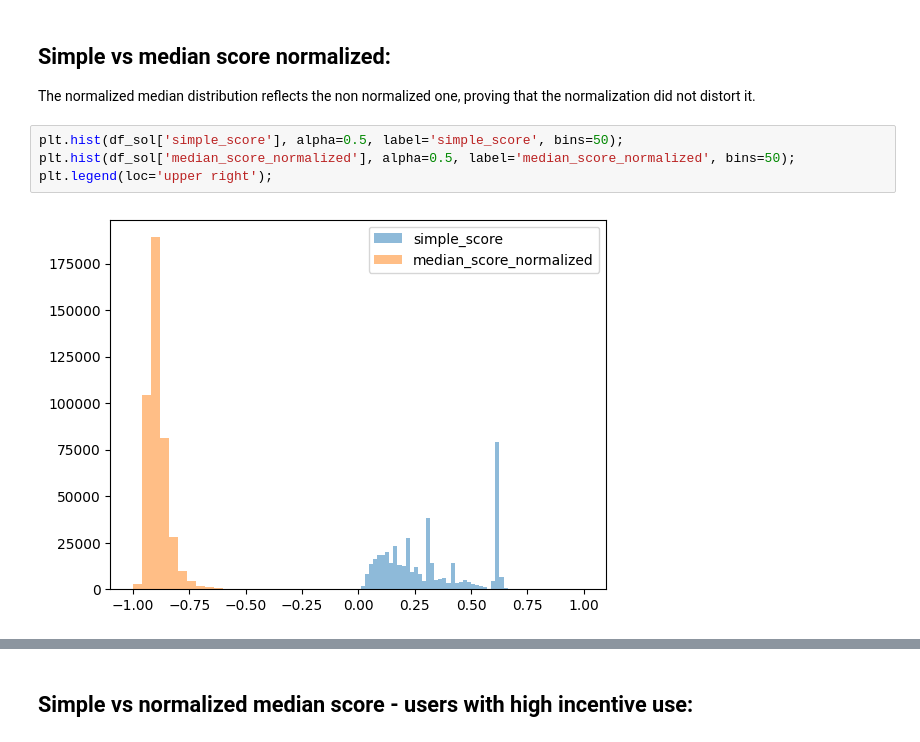
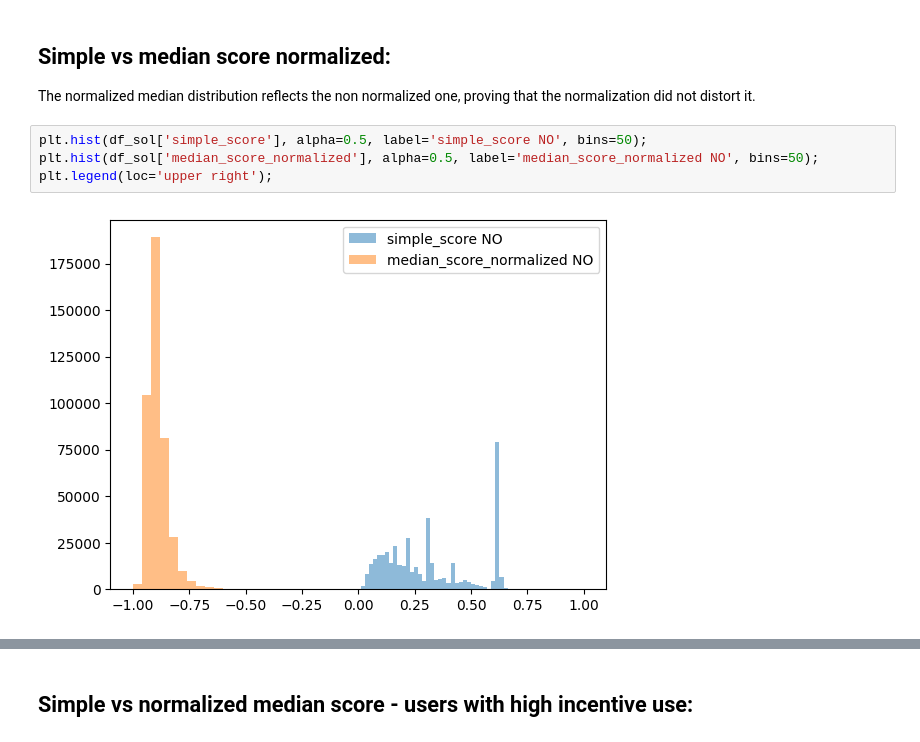
Before and after one commit to AChiaraCapuano/incentives_analysis, a Jupyter notebook: analysis_nb.ipynb, the cells around one changed output, grey strips where cells are left out. Cells and saved outputs as stored; diff of their text form.

```diff
--- a/analysis_nb.ipynb
+++ b/analysis_nb.ipynb
@@ -131,8 +204,8 @@ plt.legend(loc='upper right');
 ## Simple vs median score normalized:
 The normalized median distribution reflects the non normalized one, proving that the normalization did not distort it.
 # %%
-plt.hist(df_sol['simple_score'], alpha=0.5, label='simple_score', bins=50);
-plt.hist(df_sol['median_score_normalized'], alpha=0.5, label='median_score_normalized', bins=50);
+plt.hist(df_sol['simple_score'], alpha=0.5, label='simple_score NO', bins=50);
+plt.hist(df_sol['median_score_normalized'], alpha=0.5, label='median_score_normalized NO', bins=50);
 plt.legend(loc='upper right');
 # %% [output]
-[figure, old version]
+[figure, new version]
```
Also changed, not shown: parts of 32 cells of this notebook.
